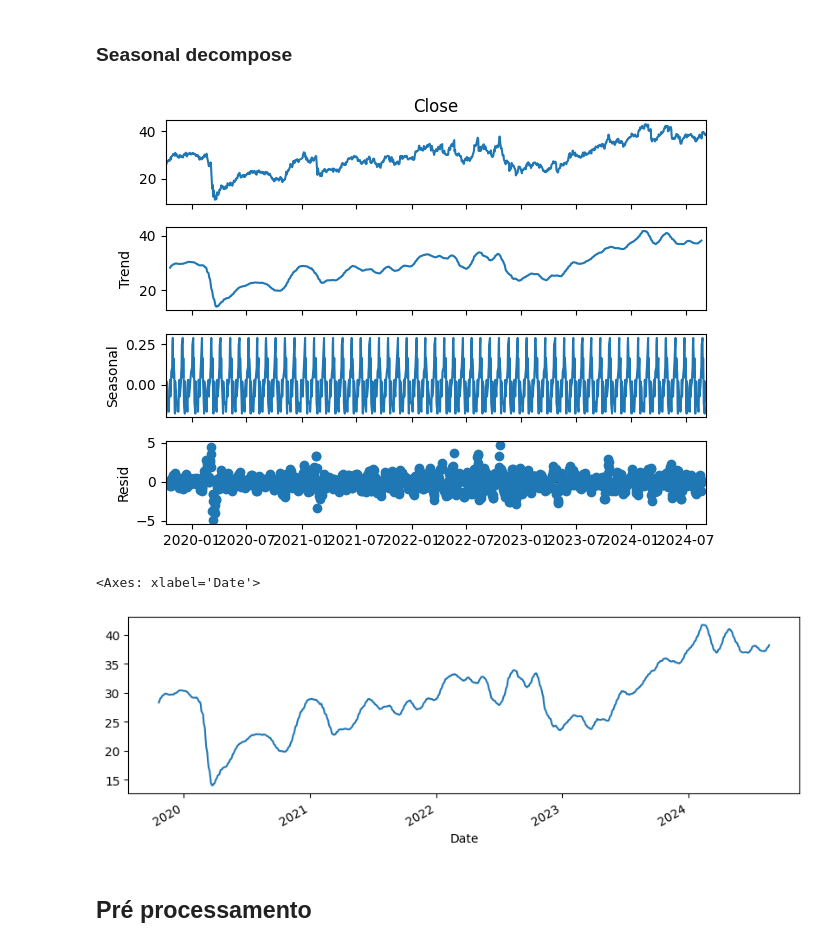
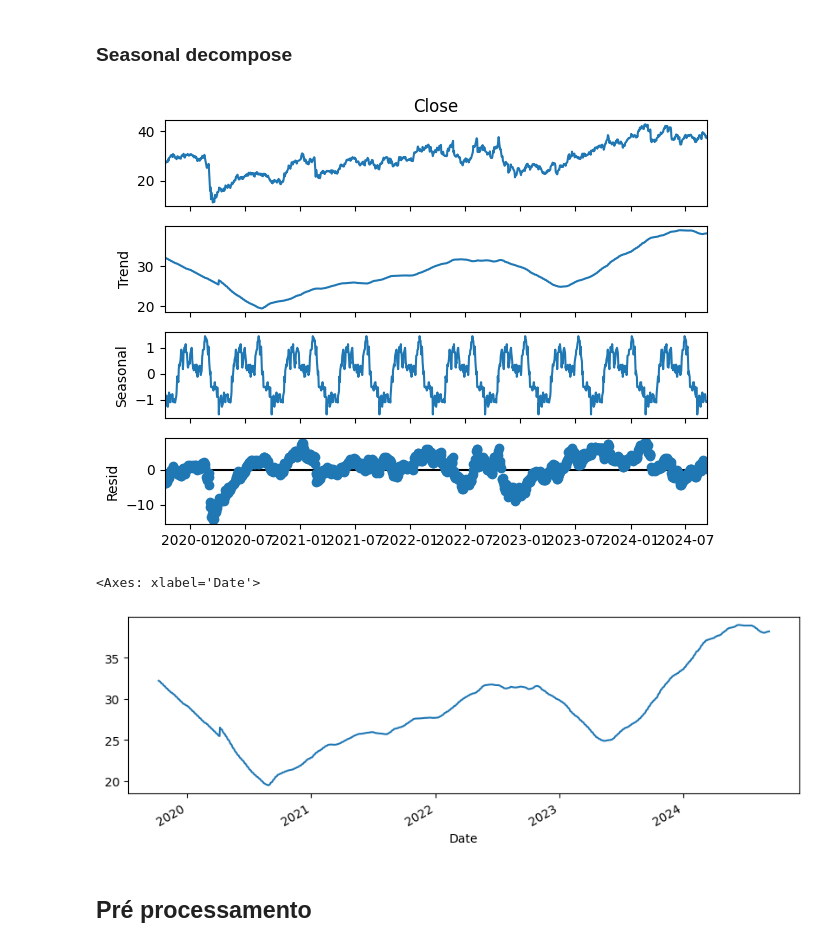
Before and after one commit to tcc-previsao-energia/ml-models, a Jupyter notebook: tcc/tendencia-lucas.ipynb, the cells around one changed output. Saved outputs shown, nothing was run; the diff lists cells and outputs as text; code cells hidden in the pictures.

```diff
--- a/tcc/tendencia-lucas.ipynb
+++ b/tcc/tendencia-lucas.ipynb
@@ -36,18 +36,18 @@ plt.show()
 # %% [markdown]
 ### Seasonal decompose
 # %%
-season = decompor_sinal(dados['Close'], period=21)
+season = decompor_sinal(dados['Close'], period=120 )
 tendencia = season.trend
 
 season.plot()
 plt.show()
 
 plt.figure(figsize=(10,3))
 tendencia.plot()
 # %% [output]
-[figure, old version]
+[figure, new version]
 <Axes: xlabel='Date'>
-[figure, old version]
+[figure, new version]
 # %% [markdown]
 ## Pré processamento
 # %%
```
Also changed, not shown: parts of 1 cell of this notebook, 2 other files.
